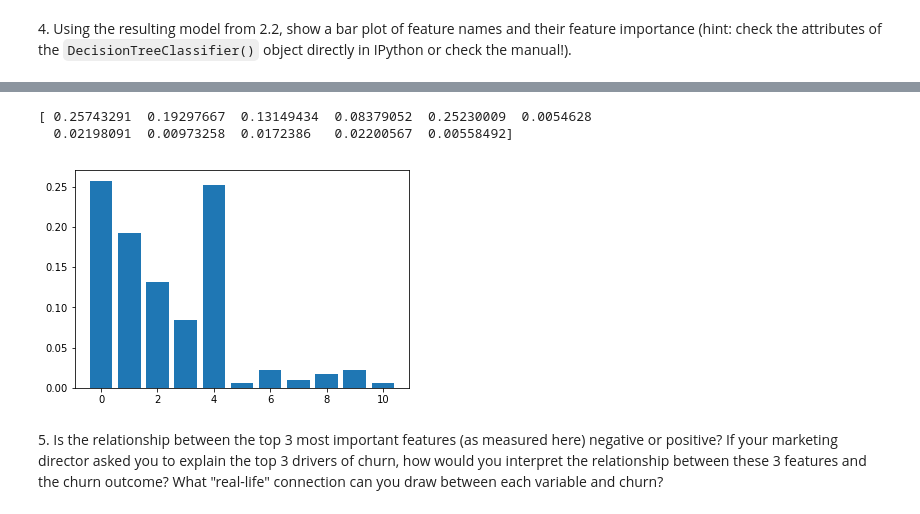
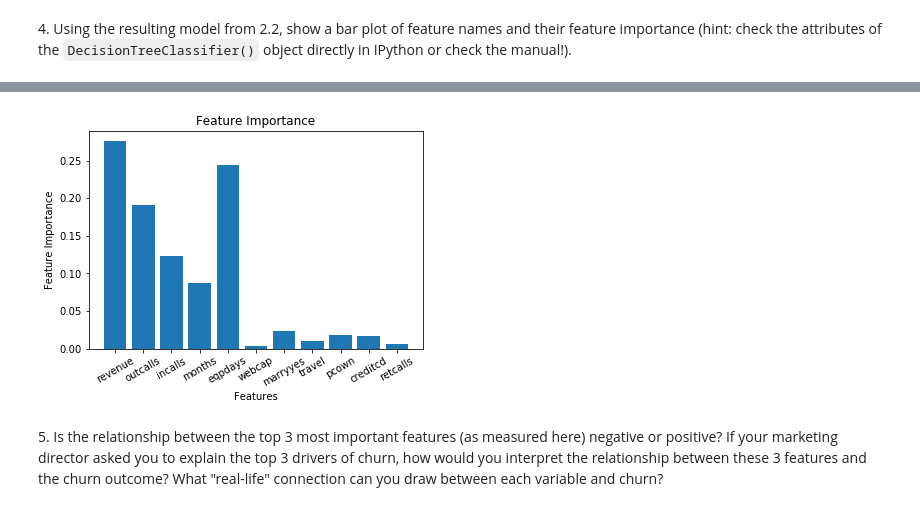
Before and after one commit to SheepShaun/DS-GA-1001-IntroToDataScience, a Jupyter notebook: Assignments/hw2/hw_2.ipynb, the cells around one changed output, grey strips where cells are left out. Saved outputs shown, nothing was run; the diff lists cells and outputs as text; code cells hidden in the pictures.

```diff
--- a/Assignments/hw2/hw_2.ipynb
+++ b/Assignments/hw2/hw_2.ipynb
@@ -34,18 +34,28 @@ The 12th column, the dependent variable `"churndep"`, equals 1 if the customer c
 # %%
 import pandas as pd
 import numpy as np
+import random
 
 # Code here
-# load data
+# 1.1 load data
 # Use double slash with U to indicate start of avoid the effect of \U which is interpreted as a special Unicode character.
-data = pd.read_csv('C:\\Users\kumar\OneDrive\Documents\GitHub\DataScienceCourse\ipython\hw\hw_2\data/cell2cell_data.csv')
+data = pd.read_csv('C:\\Users\kumar\OneDrive\Documents\GitHub\DS-GA-1001-IntroToDataScience\Assignments\hw2\data\cell2cell_data.csv')
+
+# 1.2 Split the data in train and test datasets
+def split_data(data,percent):
+    # get list of indices for training data randomly\
+    # random.sample(given_list,k) randomly samples a list of length k from given_list
+    train_indices = random.sample(range(0,len(data)), int(percent*len(data)))
+    test_indices  = list(set(range(0,len(data))) - set(train_indices))
+    # Use .ix instead of .iloc or .loc for accessing though both works(http://pandas.pydata.org/pandas-docs/stable/indexing.html)
+    return data.ix[train_indices],data.ix[test_indices]
+
+# split the data
+train_df,test_df = split_data(data,0.8000)
 print(len(data))
+print(len(train))
+print(len(test))
 
-msk = np.random.rand(len(data)) <= 0.8
-train = data[msk]
-test = data[~msk]
 print(train.describe().transpose())
 print(test.describe().transpose())
-print(data.columns,'\n')
-print(data)
 # %% [output]
@@ -74,8 +84,8 @@ print(data)
 from sklearn import tree
 
 # Code here
-features = ['48.82', '10', '3', '26', '780', '0', '0.1', '0.2', '0.3', '1', '4']
-target = ['1.1']
+features = ['revenue', 'outcalls', 'incalls', 'months', 'eqpdays', 'webcap', 'marryyes', 'travel', 'pcown', 'creditcd', 'retcalls']
+target = ['churndep']
 X = train[features]
 y = train[target]
 print(X)
@@ -105,17 +135,22 @@ clf = clf.fit(X,y) # need to figure out the X and Y
 # %%
 import matplotlib.pyplot as plt
 %matplotlib inline
 
 # Code here
-x=range(len(features))
-print(clf.feature_importances_)
-y=clf.feature_importances_
-#plt.figure()
-plt.bar(x, y)
+x = range(len(features))
+y = clf.feature_importances_
+
+plt.bar(x,y)
+# xticks:
+# first arg - positions on x-axis that will be marked
+# second arg - Label for the marked points on x-axis
+# rotation - labels will appear rotated to avoid cluttering
+plt.xticks(range(len(features)),features,rotation=30)
+plt.xlabel("Features")
+plt.ylabel("Feature Importance")
+plt.title("Feature Importance")
 plt.show()
 # %% [output]
-[ 0.25743291  0.19297667  0.13149434  0.08379052  0.25230009  0.0054628
-  0.02198091  0.00973258  0.0172386   0.02200567  0.00558492]
-[figure, old version]
+[figure, new version]
 # %% [markdown]
 5\. Is the relationship between the top 3 most important features (as measured here) negative or positive? If your marketing director asked you to explain the top 3 drivers of churn, how would you interpret the relationship between these 3 features and the churn outcome?  What "real-life" connection can you draw between each variable and churn?
```
Also changed, not shown: parts of 7 cells of this notebook.
